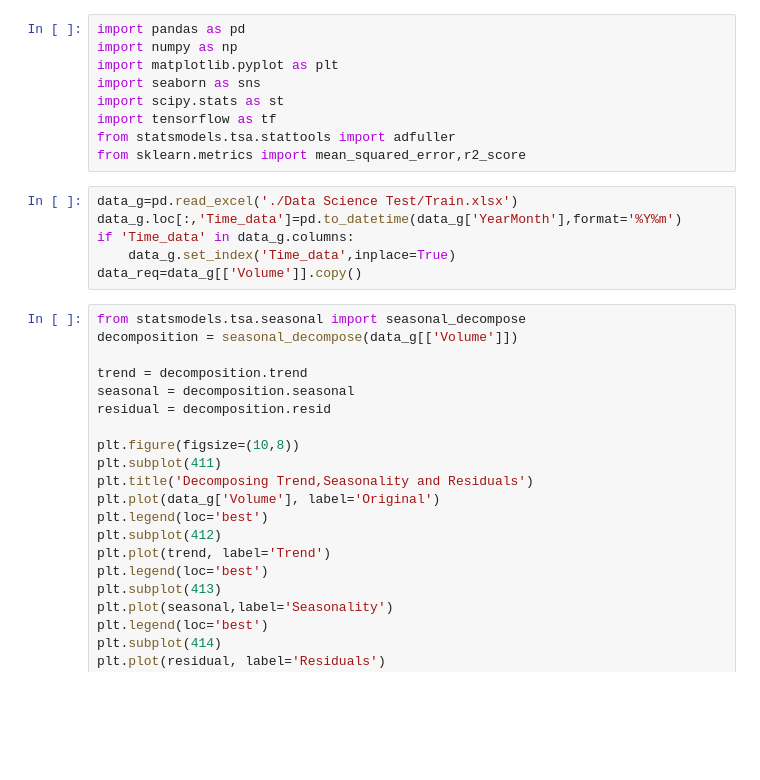
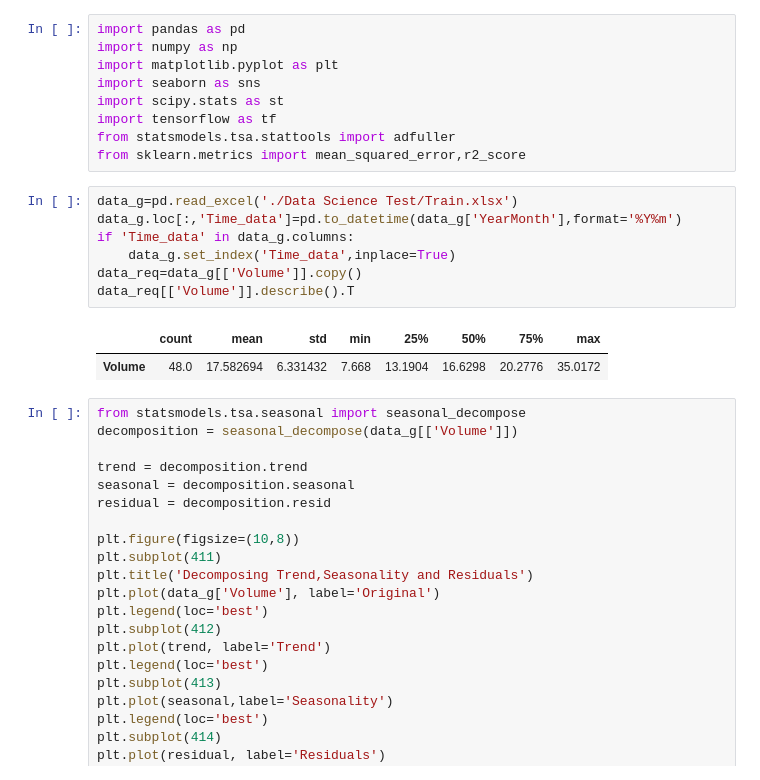
Before and after one commit to srihari4mbatech/TimeSeriesPrediction, a Jupyter notebook: TimeSeriesAnalysis with LSTM.ipynb, the cells around one changed output. Cells and saved outputs as stored; diff of their text form; blank space fills up the shorter version.

```diff
--- a/TimeSeriesAnalysis with LSTM.ipynb
+++ b/TimeSeriesAnalysis with LSTM.ipynb
@@ -10,9 +10,13 @@ from sklearn.metrics import mean_squared_error,r2_score
 # %%
 data_g=pd.read_excel('./Data Science Test/Train.xlsx')
 data_g.loc[:,'Time_data']=pd.to_datetime(data_g['YearMonth'],format='%Y%m')
 if 'Time_data' in data_g.columns:
     data_g.set_index('Time_data',inplace=True)
 data_req=data_g[['Volume']].copy()
+data_req[['Volume']].describe().T
+# %% [output]
+|  | count | mean | std | min | 25% | 50% | 75% | max |
+| Volume | 48.0 | 17.582694 | 6.331432 | 7.668 | 13.1904 | 16.6298 | 20.2776 | 35.0172 |
 # %%
 from statsmodels.tsa.seasonal import seasonal_decompose
 decomposition = seasonal_decompose(data_g[['Volume']])
```
Also changed, not shown: 1 other file.
